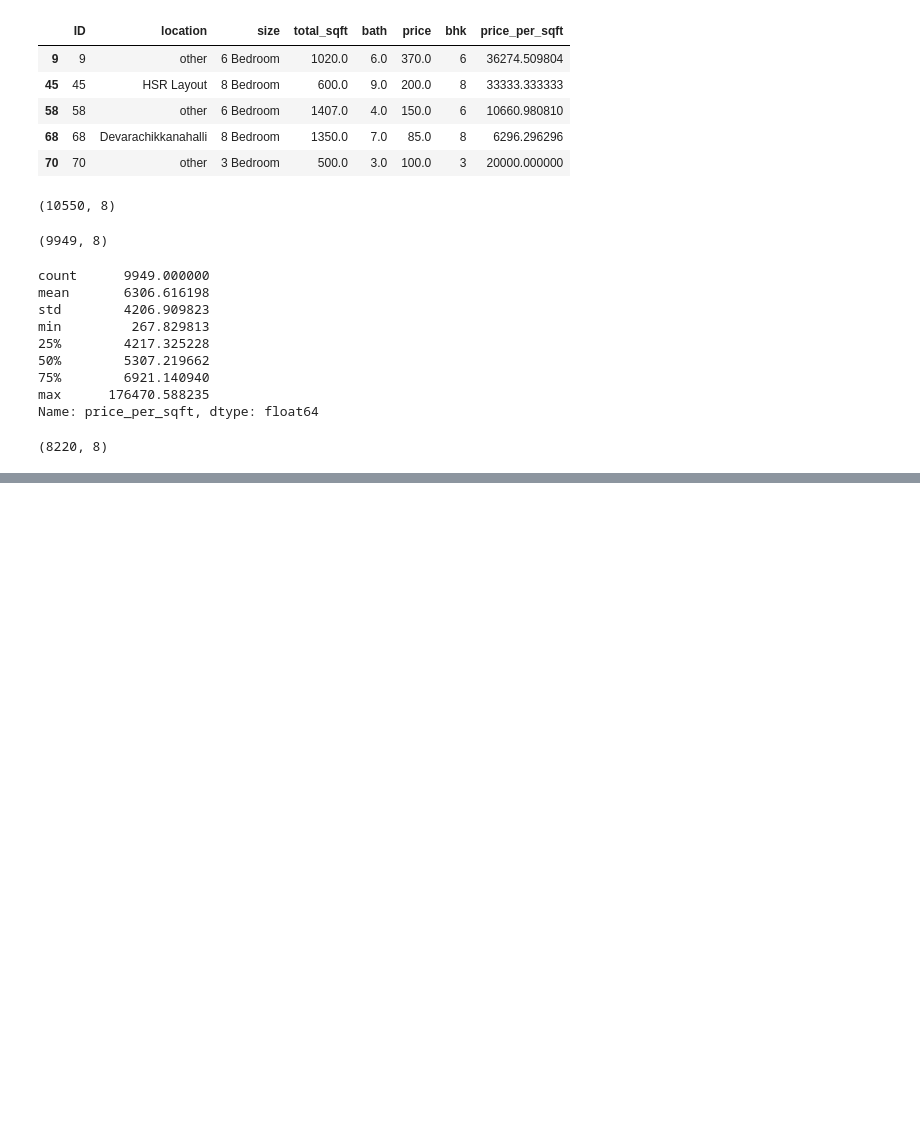
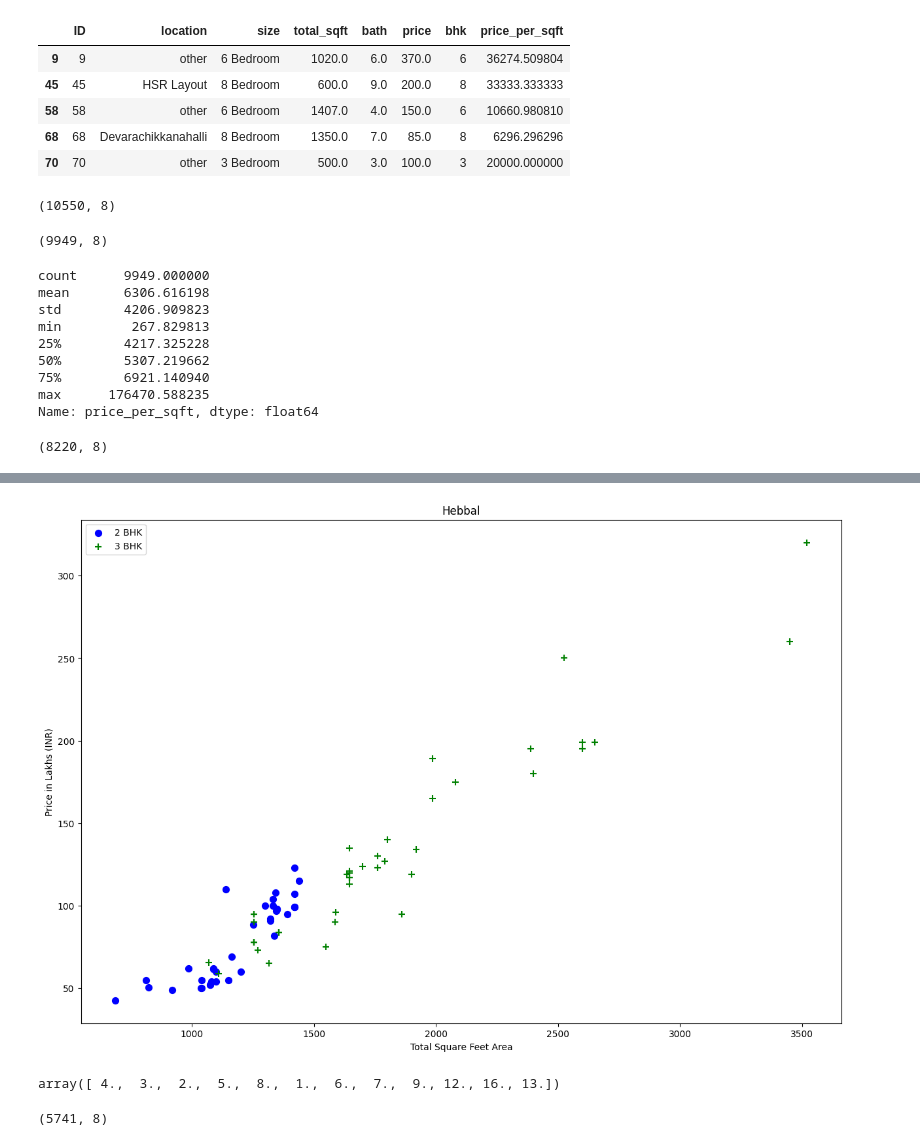
Before and after one commit to nandi691/DataScience, a Jupyter notebook: Hackathon/HousePricePrediction.ipynb, the cells around one changed output, grey strips where cells are left out. Cells and saved outputs as stored; diff of their text form; code cells hidden in the pictures; blank space fills up the shorter version.

```diff
--- a/Hackathon/HousePricePrediction.ipynb
+++ b/Hackathon/HousePricePrediction.ipynb
@@ -310,0 +361,15 @@ df7.shape
+# %%
+plot_scatter_chart(df7,"Hebbal")
+# %% [output]
+[figure, added]
+# %%
+#Outlier removal using bathrooms feature
+
+df8.bath.unique()
+# %% [output]
+array([ 4.,  3.,  2.,  5.,  8.,  1.,  6.,  7.,  9., 12., 16., 13.])
+# %%
+df9 = df8[df8.bath<df8.bhk+2]
+df9.shape
+# %% [output]
+(5741, 8)
```
Also changed, not shown: parts of 25 cells of this notebook, 1 other file.
